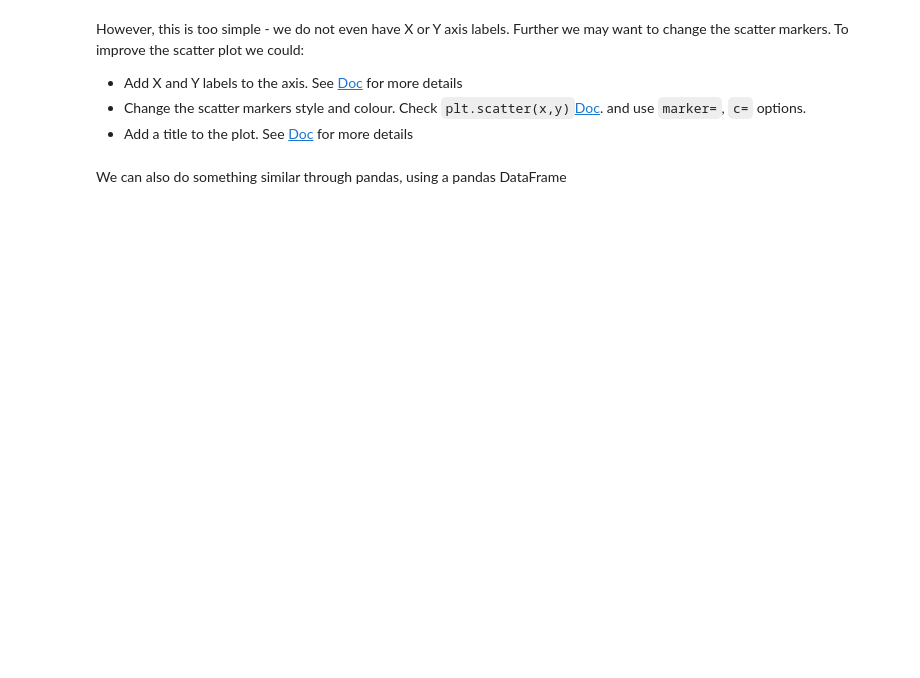
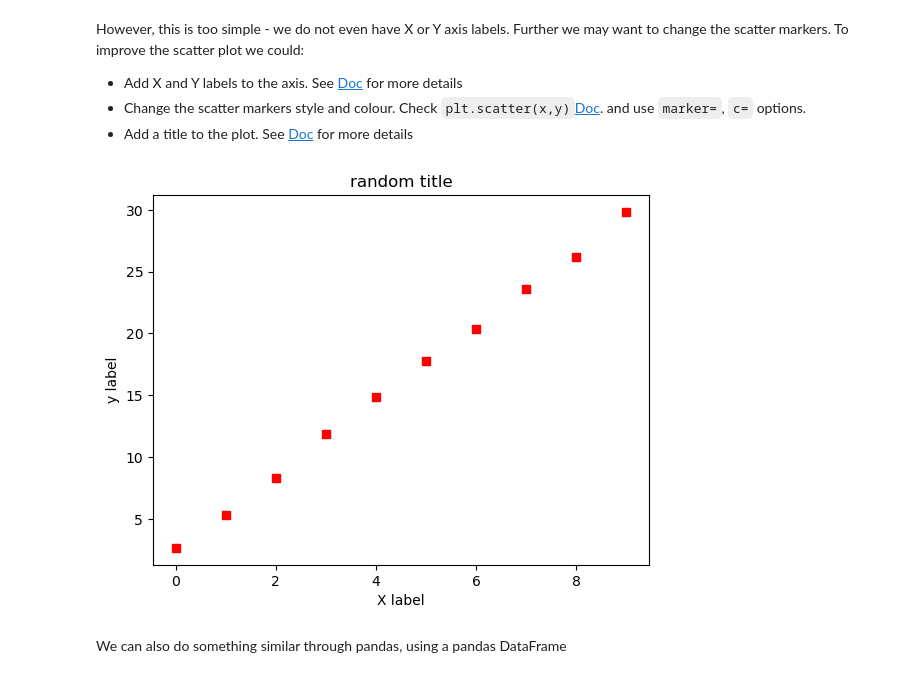
Before and after one commit to legacy-shu/Anaconda-Python-3-, a Jupyter notebook: python/week03/lab/MatplotlibandSeaborn(1).ipynb, the cells around one changed output. Saved outputs shown, nothing was run; the diff lists cells and outputs as text; code cells hidden in the pictures; blank space fills up the shorter version.

```diff
--- a/python/week03/lab/MatplotlibandSeaborn(1).ipynb
+++ b/python/week03/lab/MatplotlibandSeaborn(1).ipynb
@@ -34,6 +43,14 @@ However, this is too simple - we do not even have X or Y axis labels. Further we
 *   Add X and Y labels to the axis. See [Doc](https://matplotlib.org/stable/api/_as_gen/matplotlib.pyplot.xlabel.html) for more details
 *   Change the scatter markers style and colour. Check `plt.scatter(x,y)`[Doc](https://matplotlib.org/stable/api/_as_gen/matplotlib.pyplot.scatter.html). and use `marker=`, `c=` options.
 *   Add a title to the plot. See [Doc](https://matplotlib.org/stable/api/_as_gen/matplotlib.pyplot.title.html) for more details
+# %%
+plt.title('random title')
+plt.xlabel('X label')
+plt.ylabel('y label')
+plt.scatter(x=X_arr, y=Y_arr, marker=",", c="red")
+plt.show()
+# %% [output]
+[figure, added]
 # %% [markdown]
 We can also do something similar through pandas, using a pandas DataFrame
 # %%
```
Also changed, not shown: parts of 9 cells of this notebook, 1 other file.
